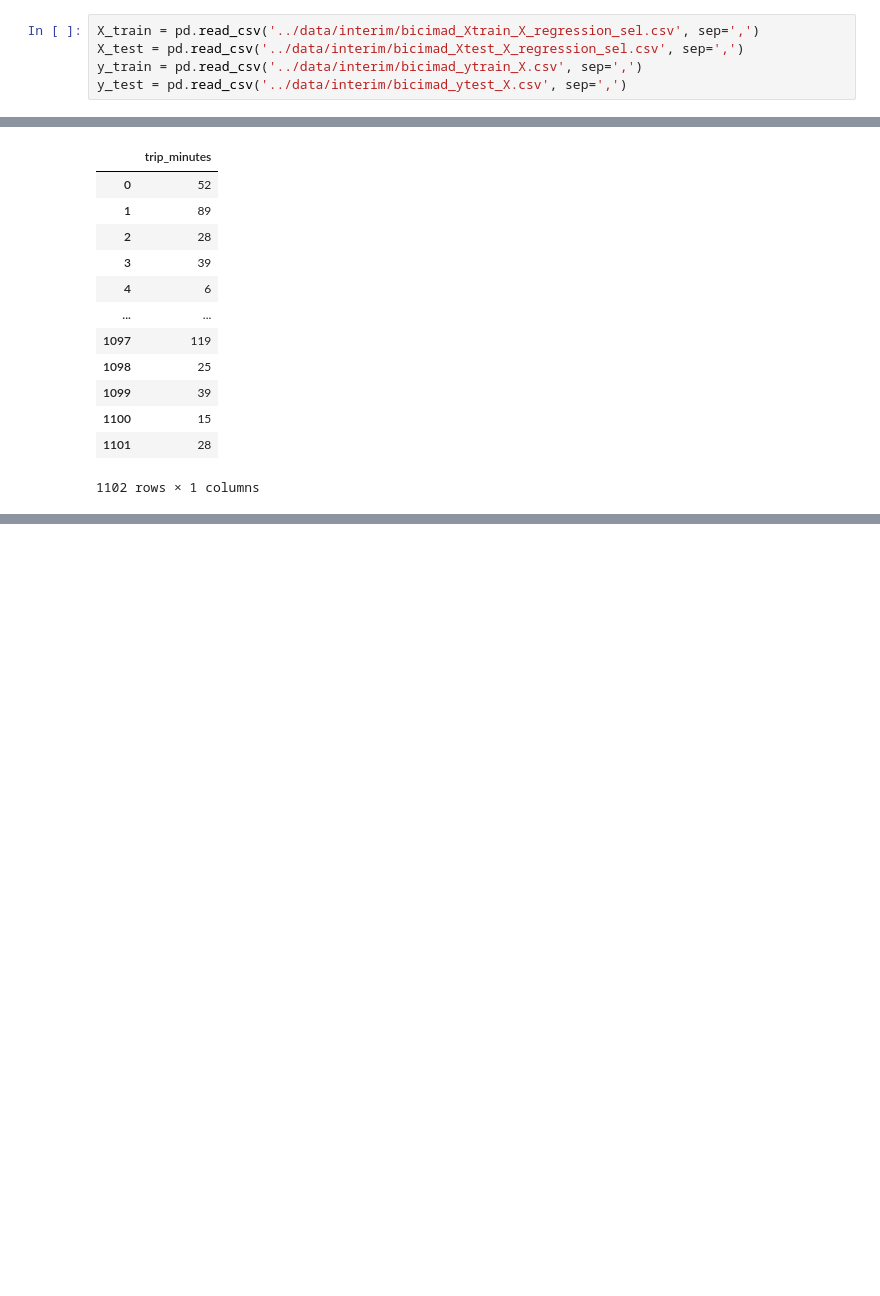
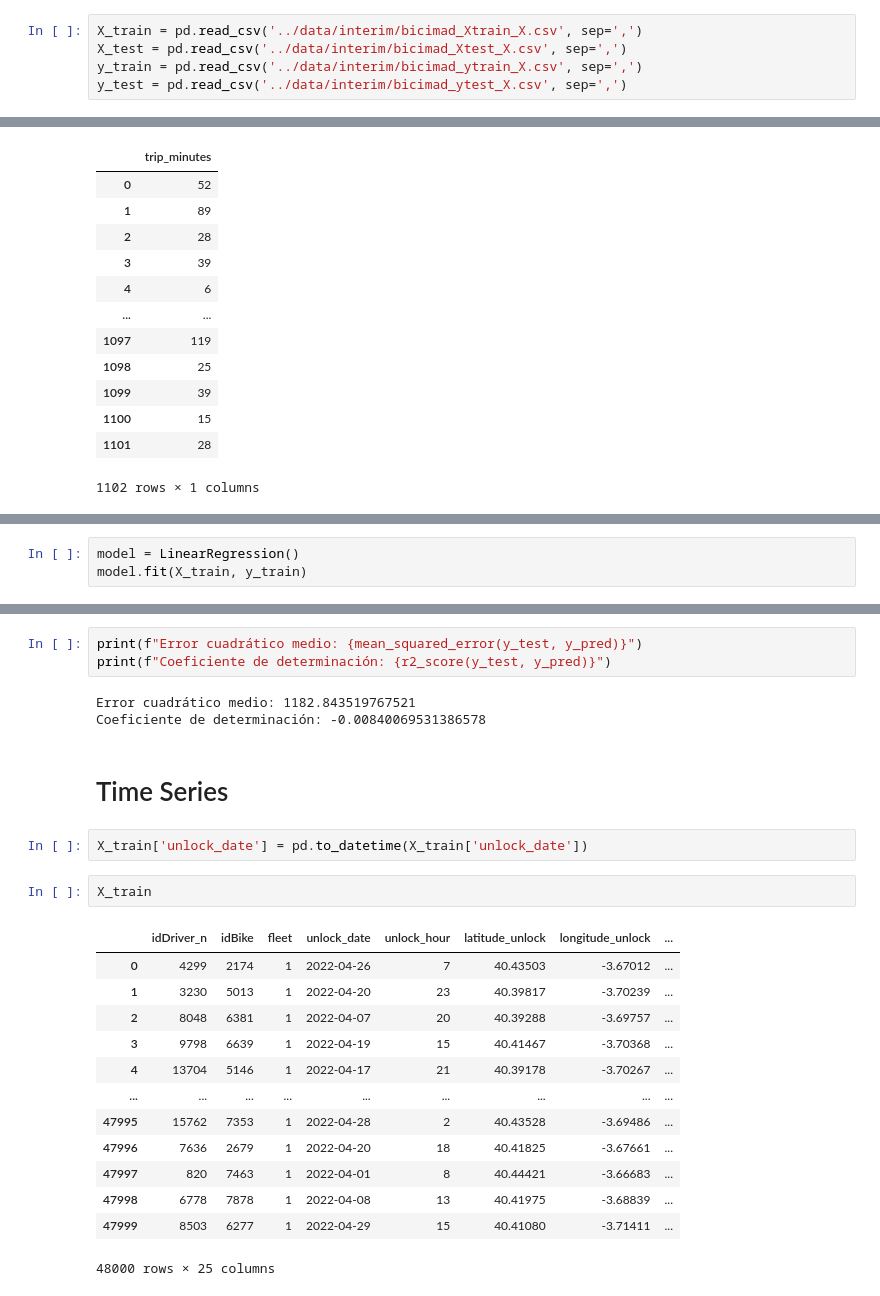
Before and after one commit to Proyect-Final-4Geeks-RJ/BiciMad_4geeks_ML, a Jupyter notebook: src/models_2.ipynb, the cells around one changed output, grey strips where cells are left out. Cells and saved outputs as stored; diff of their text form; blank space fills up the shorter version.

```diff
--- a/src/models_2.ipynb
+++ b/src/models_2.ipynb
@@ -14,8 +15,8 @@ from sklearn.metrics import max_error
 # %% [markdown]
 ***Read Data***
 # %%
-X_train = pd.read_csv('../data/interim/bicimad_Xtrain_X_regression_sel.csv', sep=',')
-X_test = pd.read_csv('../data/interim/bicimad_Xtest_X_regression_sel.csv', sep=',')
+X_train = pd.read_csv('../data/interim/bicimad_Xtrain_X.csv', sep=',')
+X_test = pd.read_csv('../data/interim/bicimad_Xtest_X.csv', sep=',')
 y_train = pd.read_csv('../data/interim/bicimad_ytrain_X.csv', sep=',')
 y_test = pd.read_csv('../data/interim/bicimad_ytest_X.csv', sep=',')
 # %% [markdown]
@@ -134,0 +138,3 @@ y_test
+# %%
+model = LinearRegression()
+model.fit(X_train, y_train)
@@ -134,0 +161,26 @@ y_test
+# %%
+print(f"Error cuadrático medio: {mean_squared_error(y_test, y_pred)}")
+print(f"Coeficiente de determinación: {r2_score(y_test, y_pred)}")
+# %% [output]
+Error cuadrático medio: 1182.843519767521
+Coeficiente de determinación: -0.00840069531386578
+# %% [markdown]
+# Time Series
+# %%
+X_train['unlock_date'] = pd.to_datetime(X_train['unlock_date'])
+# %%
+X_train
+# %% [output]
+|  | idDriver_n | idBike | fleet | unlock_date | unlock_hour | latitude_unlock | longitude_unlock | ... |
+| 0 | 4299 | 2174 | 1 | 2022-04-26 | 7 | 40.43503 | -3.67012 | ... |
+| 1 | 3230 | 5013 | 1 | 2022-04-20 | 23 | 40.39817 | -3.70239 | ... |
+| 2 | 8048 | 6381 | 1 | 2022-04-07 | 20 | 40.39288 | -3.69757 | ... |
+| 3 | 9798 | 6639 | 1 | 2022-04-19 | 15 | 40.41467 | -3.70368 | ... |
+| 4 | 13704 | 5146 | 1 | 2022-04-17 | 21 | 40.39178 | -3.70267 | ... |
+| ... | ... | ... | ... | ... | ... | ... | ... | ... |
+| 47995 | 15762 | 7353 | 1 | 2022-04-28 | 2 | 40.43528 | -3.69486 | ... |
+| 47996 | 7636 | 2679 | 1 | 2022-04-20 | 18 | 40.41825 | -3.67661 | ... |
+| 47997 | 820 | 7463 | 1 | 2022-04-01 | 8 | 40.44421 | -3.66683 | ... |
+| 47998 | 6778 | 7878 | 1 | 2022-04-08 | 13 | 40.41975 | -3.68839 | ... |
+| 47999 | 8503 | 6277 | 1 | 2022-04-29 | 15 | 40.41080 | -3.71411 | ... |
+48000 rows × 25 columns
```
Also changed, not shown: parts of 6 cells of this notebook, 11 other files.
